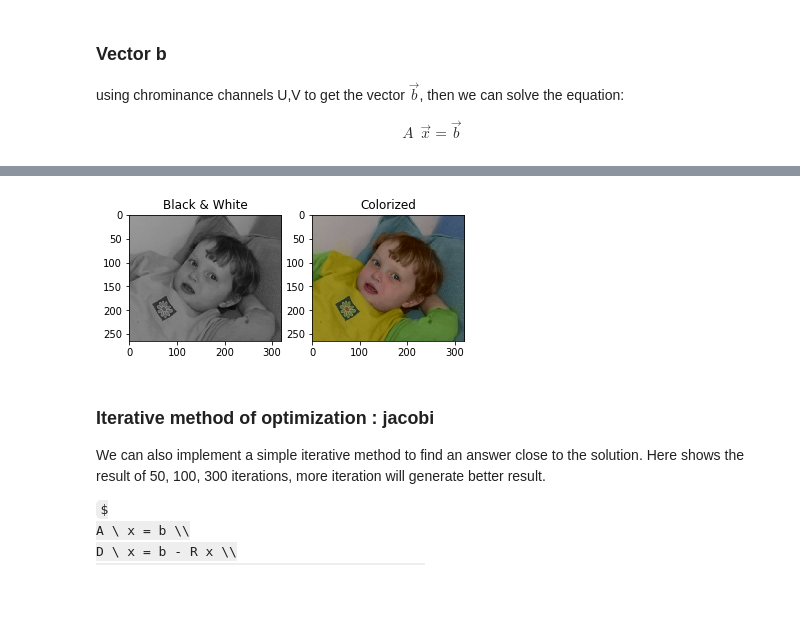
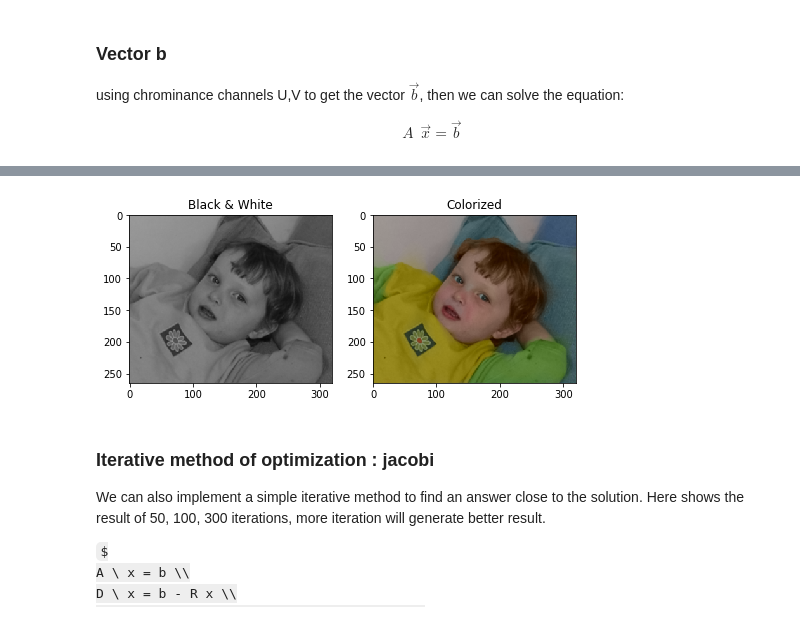
Before and after one commit to larrysu1115/ipynb-notes, a Jupyter notebook: computer-vision/x_02_colorization.ipynb, the cells around one changed output, grey strips where cells are left out. Cells and saved outputs as stored; diff of their text form; code cells hidden in the pictures; some formulas as TeX source; blank space fills up the shorter version.

```diff
--- a/computer-vision/x_02_colorization.ipynb
+++ b/computer-vision/x_02_colorization.ipynb
@@ -176,7 +219,7 @@ ansV = scipy.sparse.linalg.spsolve(matA, b_v)
 pic_ans = yuv_channels_to_rgb(ansY,ansU,ansV)
 log.info('Optimized Ax=b')
 
-fig = plt.figure()
+fig = plt.figure(figsize=(8, 6))
 fig.add_subplot(1,2,1).set_title('Black & White')
 imgplot = plt.imshow(pic_o_rgb)
 fig.add_subplot(1,2,2).set_title('Colorized')
@@ -188,4 +231,4 @@ plt.show();
-[figure, old version]
+[figure, new version]
 # %% [markdown]
 ### Iterative method of optimization : jacobi
 
```
Also changed, not shown: parts of 6 cells of this notebook.
